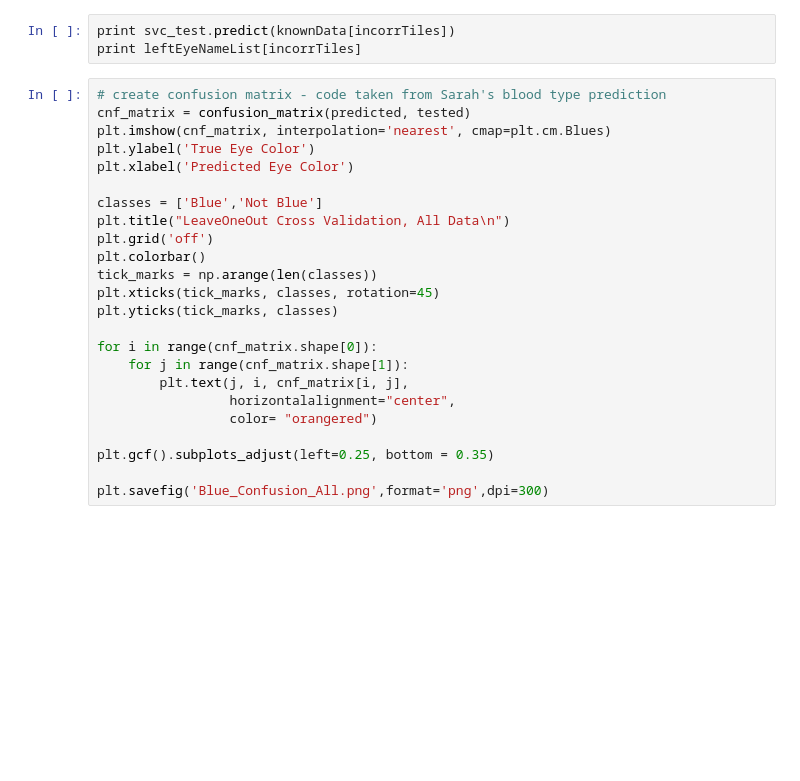
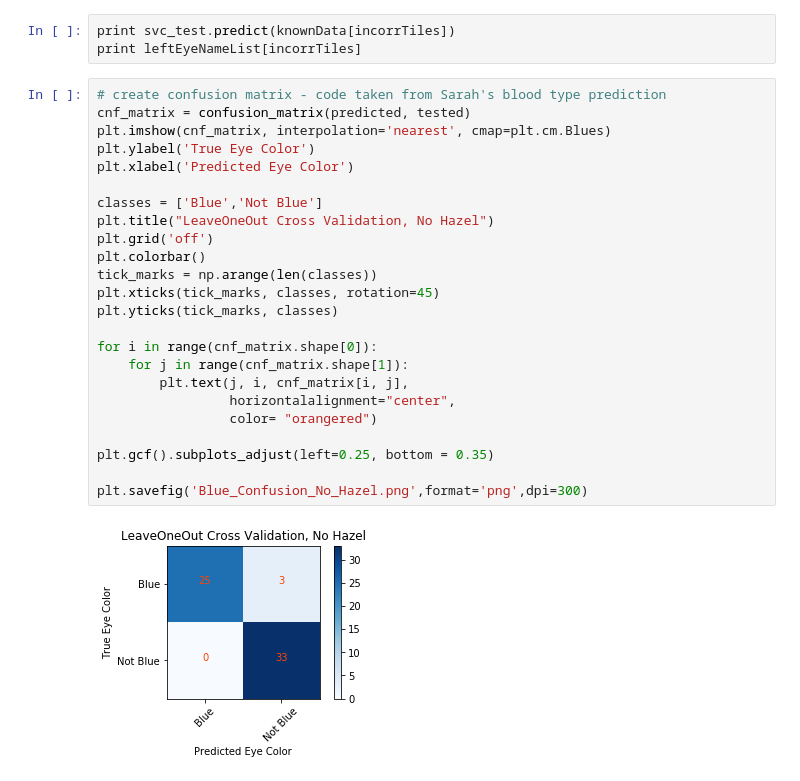
Before and after one commit to kevin-fang/lightning-eye-classifier, a Jupyter notebook: leftEyeClassifierTesting.ipynb, the cells around one changed output. Saved outputs shown, nothing was run; the diff lists cells and outputs as text; blank space fills up the shorter version.

```diff
--- a/leftEyeClassifierTesting.ipynb
+++ b/leftEyeClassifierTesting.ipynb
@@ -235,24 +235,26 @@ print leftEyeNameList[incorrTiles]
 # %%
 # create confusion matrix - code taken from Sarah's blood type prediction
 cnf_matrix = confusion_matrix(predicted, tested)
 plt.imshow(cnf_matrix, interpolation='nearest', cmap=plt.cm.Blues)
 plt.ylabel('True Eye Color')
 plt.xlabel('Predicted Eye Color')
 
 classes = ['Blue','Not Blue']
-plt.title("LeaveOneOut Cross Validation, All Data\n")
+plt.title("LeaveOneOut Cross Validation, No Hazel")
 plt.grid('off')
 plt.colorbar()
 tick_marks = np.arange(len(classes))
 plt.xticks(tick_marks, classes, rotation=45)
 plt.yticks(tick_marks, classes)
 
 for i in range(cnf_matrix.shape[0]):
     for j in range(cnf_matrix.shape[1]):
         plt.text(j, i, cnf_matrix[i, j],
                  horizontalalignment="center",
                  color= "orangered")
 
 plt.gcf().subplots_adjust(left=0.25, bottom = 0.35)
 
-plt.savefig('Blue_Confusion_All.png',format='png',dpi=300)
+plt.savefig('Blue_Confusion_No_Hazel.png',format='png',dpi=300)
+# %% [output]
+[figure, added]
```
Also changed, not shown: 3 other files.
